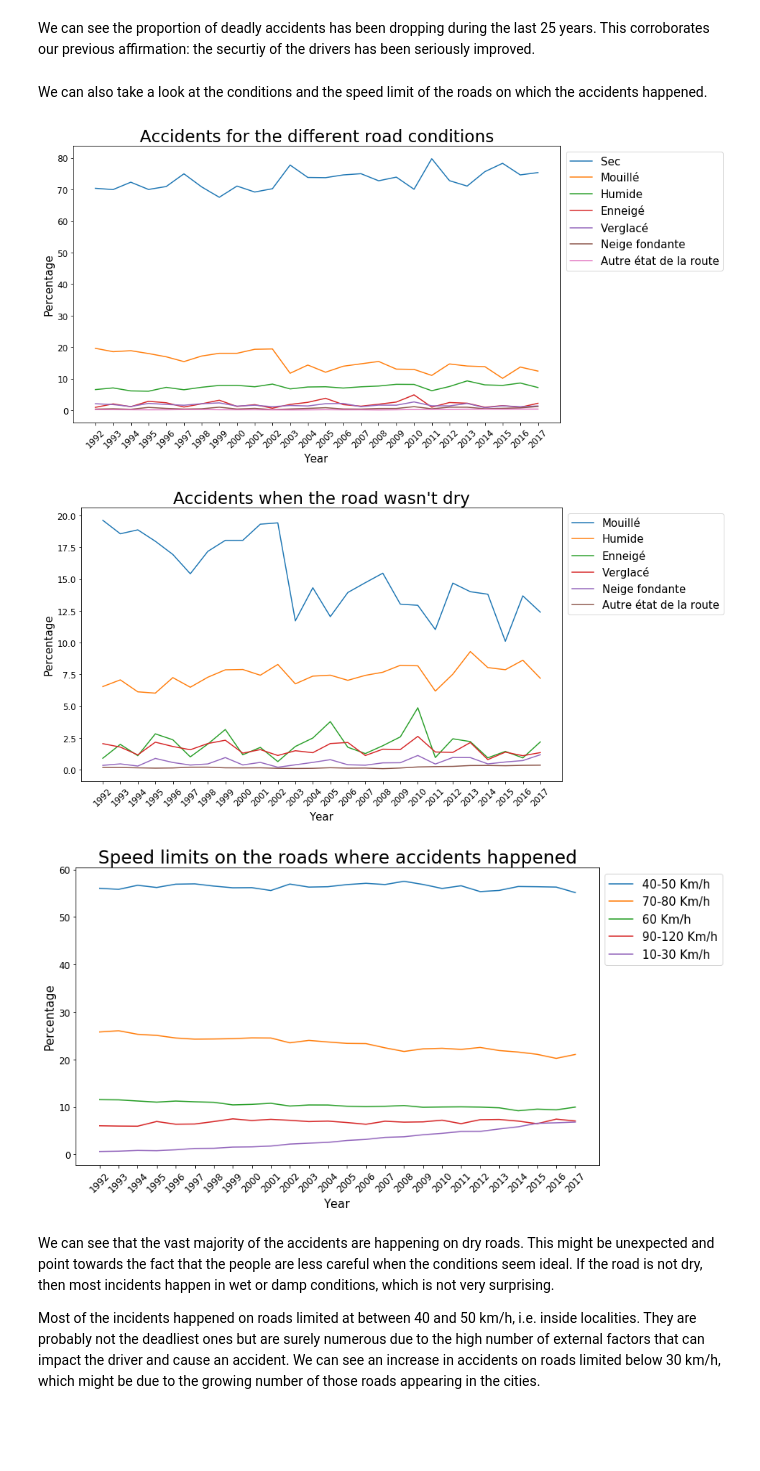
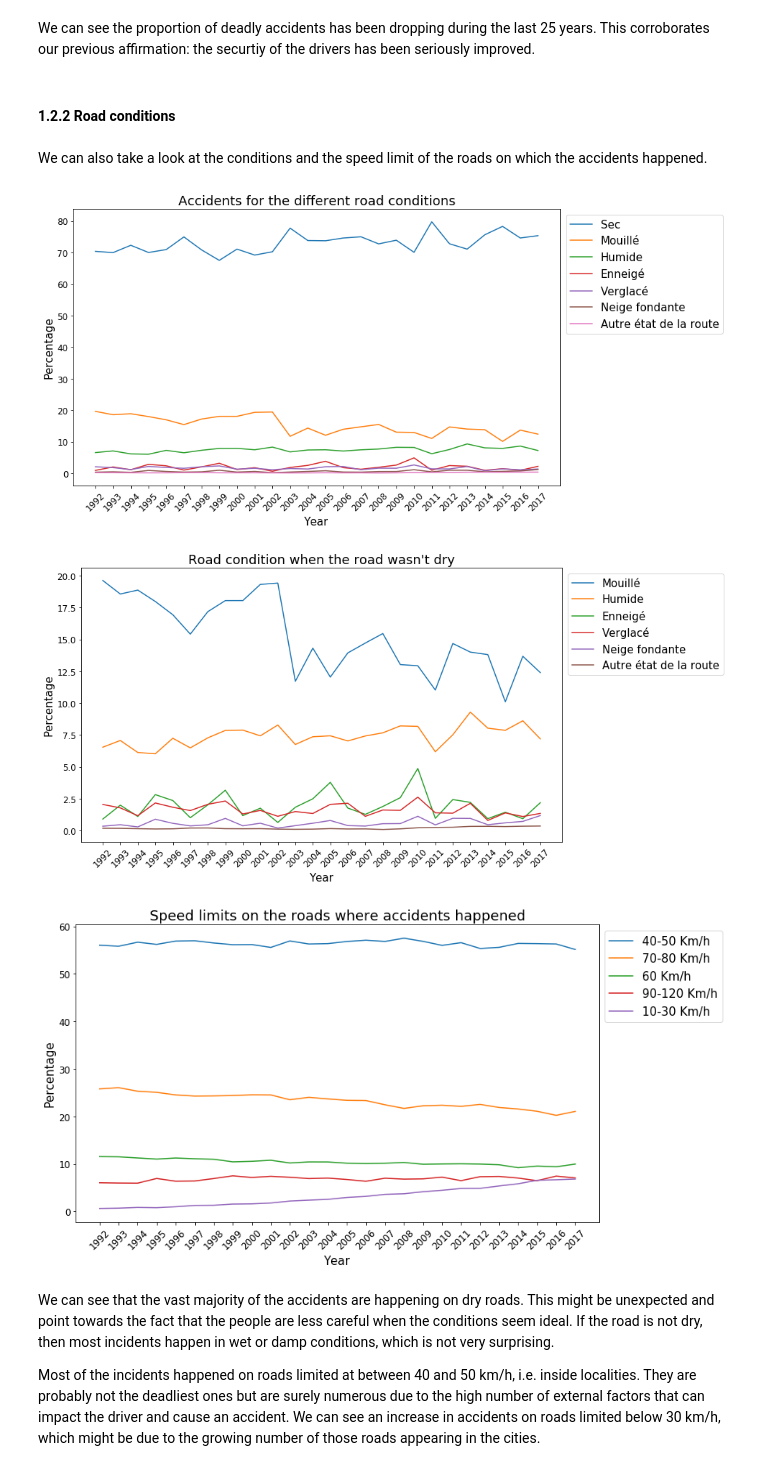
Before and after one commit to epfl-ada-2018/project-pizzafels, a Jupyter notebook: Milestone3 - Complete Analysis.ipynb, the cells around one changed output. Drawn from its saved outputs; the diff is of its cells as text; code cells hidden in the pictures; blank space fills up the shorter version.

```diff
--- a/Milestone3 - Complete Analysis.ipynb
+++ b/Milestone3 - Complete Analysis.ipynb
@@ -212,13 +212,20 @@ def getKeysByValue(dictOfElements, valueToFind):
 # %% [markdown]
 #### Function to plot a set of data
 # %%
-def plot_dataframe(x, y, title, xlabel, ylabel, labels, rotation=0, number_to_plot=None):
-    plt.figure(figsize=(12,7))
-    plt.title(title, fontsize=23)
+def plot_dataframe(x, y=None, title=None, xlabel=None, ylabel=None, labels=None,\
+                   rotation=0, number_to_plot=None, bars=None):
     if number_to_plot == None:
-        number_to_plot = y.shape[0]
-    for j in range(number_to_plot):
-        plt.plot(x, y.iloc[j], label = labels[j])
+        try:
+            number_to_plot = y.shape[0]
+        except:
+            pass
+    if bars == None:
+        plt.figure(figsize=(12,7))
+        for j in range(number_to_plot):
+            plt.plot(x, y.iloc[j], label = labels[j])
+    else:
+        x.plot(kind=bars, figsize=(12,7))
+    plt.title(title, fontsize=18)
     plt.legend(fontsize=15, loc="upper left", bbox_to_anchor=(1,1))
     plt.xticks(rotation=rotation, fontsize=12)
     plt.yticks(fontsize=12)
@@ -628,5 +697,7 @@ plot_dataframe(x=req.columns.values, y=req,\
 # %% [markdown]
 We can see the proportion of deadly accidents has been dropping during the last 25 years. This corroborates our previous affirmation: the securtiy of the drivers has been seriously improved.
+# %% [markdown]
+#### 1.2.2 Road conditions
 # %% [markdown]
 We can also take a look at the conditions and the speed limit of the roads on which the accidents happened.
 # %%
@@ -640,37 +711,37 @@ for date in [col for col in df_Accident_type_route_normalized.columns if IS_DATE
 
 # Group the accidents by road condition and keep the useful columns
 req = df_Accident_type_route_normalized.groupby(['temps']).sum().\
     sort_values(['2017'], ascending=False)\
     [[col for col in df_Accident_type_route.columns if IS_DATE.match(col)]]
 # Plot the results with our function
 plot_dataframe(x=req.columns.values, y=req,\
                title='Accidents for the different road conditions', xlabel='Year',\
                ylabel='Percentage', labels=req.index.values,\
                rotation=45, number_to_plot=None)
 
 # This time without considering the accidents happening when the road is dry
 req = df_Accident_type_route_normalized[df_Accident_type_route_normalized.temps!='Sec'].\
     groupby(['temps']).sum().sort_values(['2017'], ascending=False)\
     [[col for col in df_Accident_type_route.columns if IS_DATE.match(col)]]
 # Plot the results with our function
 plot_dataframe(x=req.columns.values, y=req,\
-               title="Accidents when the road wasn't dry", xlabel='Year',\
+               title="Road condition when the road wasn't dry", xlabel='Year',\
                ylabel='Percentage', labels=req.index.values,\
                rotation=45, number_to_plot=None)
 
 # We can also look at the speed limits of the roads where accidents happened
 req = df_Accident_type_route_normalized.groupby(['vitesse']).sum().\
     sort_values(['2017'], ascending=False)\
     [[col for col in df_Accident_type_route.columns if IS_DATE.match(col)]]
 # And plot it with our usual function
 plot_dataframe(x=req.columns.values, y=req,\
                title="Speed limits on the roads where accidents happened", xlabel='Year',\
                ylabel='Percentage', labels=req.index.values,\
                rotation=45, number_to_plot=None)
 # %% [output]
-[figure, old version]
+[figure, new version]
-[figure, old version]
+[figure, new version]
-[figure, old version]
+[figure, new version]
 # %% [markdown]
 We can see that the vast majority of the accidents are happening on dry roads. This might be unexpected and point towards the fact that the people are less careful when the conditions seem ideal. If the road is not dry, then most incidents happen in wet or damp conditions, which is not very surprising.
 
```
Also changed, not shown: parts of 75 cells of this notebook, 1 other file.
